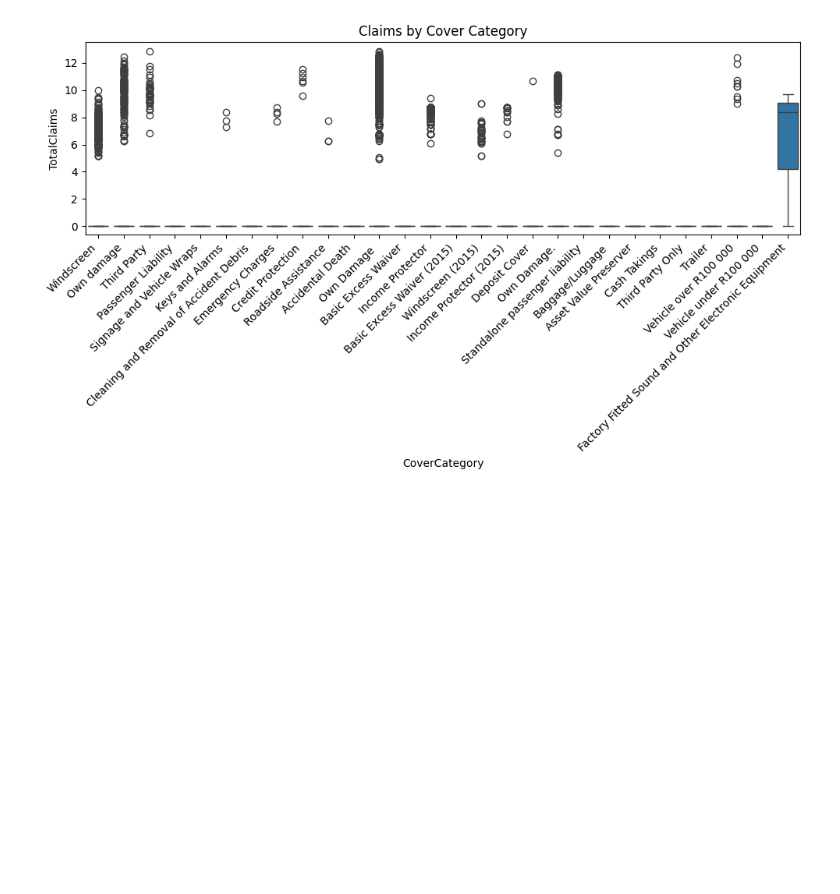
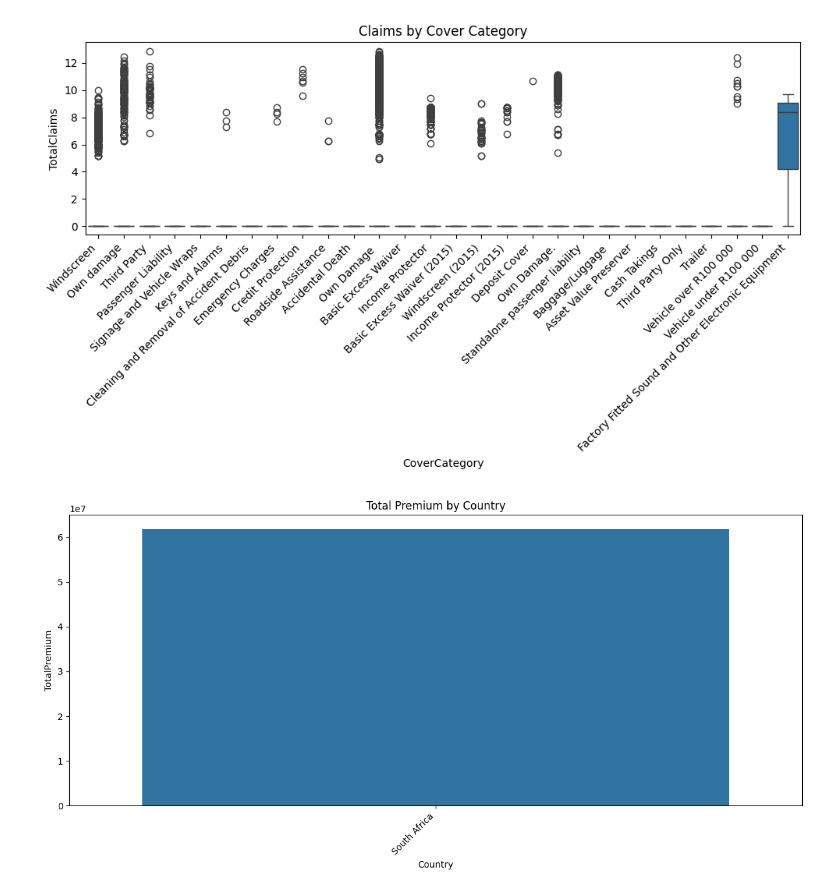
Before and after one commit to mekdes21/alpha-insurance-analytics, a Jupyter notebook: notebooks/04_visualization.ipynb, the cells around one changed output. Drawn from its saved outputs; the diff is of its cells as text; code cells hidden in the pictures; blank space fills up the shorter version.

```diff
--- a/notebooks/04_visualization.ipynb
+++ b/notebooks/04_visualization.ipynb
@@ -26,3 +19,20 @@ plt.tight_layout()  # Adjust the layout to ensure the labels fit within the figu
 plt.show()
 # %% [output]
 [figure]
+# %%
+# Bar plot comparing TotalPremium by Country with the updated syntax
+plt.figure(figsize=(12, 6))
+sns.barplot(x='Country', y='TotalPremium', data=df, estimator=sum, errorbar=None)
+
+# Rotate x-axis labels for readability
+plt.xticks(rotation=45, ha='right')
+
+# Add title
+plt.title('Total Premium by Country')
+
+# Save and show the plot
+plt.tight_layout()
+plt.savefig('../reports/plots/barplot_totalpremium_by_country.png')
+plt.show()
+# %% [output]
+[figure, added]
```
Also changed, not shown: parts of 3 cells of this notebook, 6 other files.
